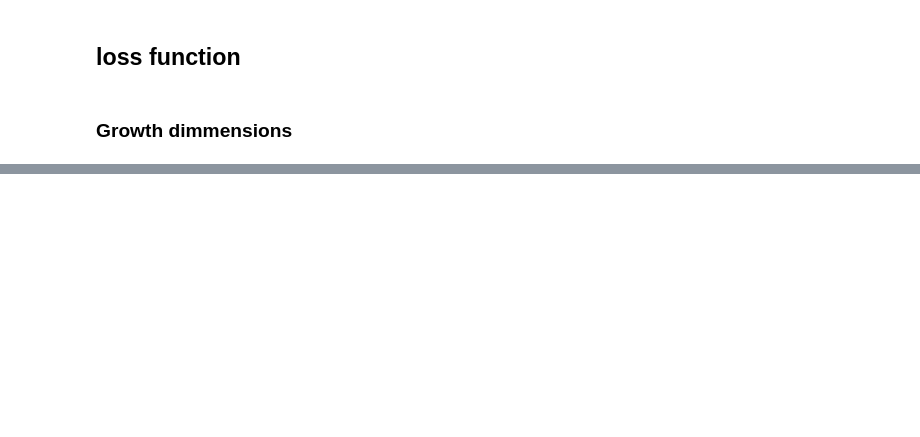
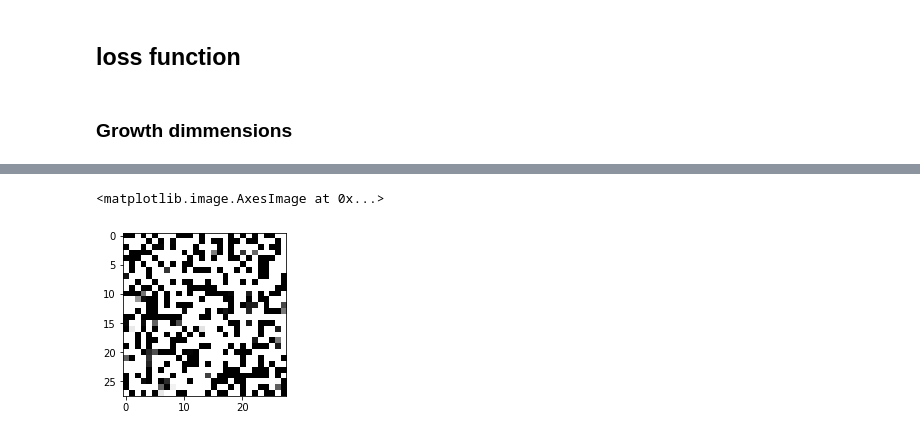
Before and after one commit to anonsachin/PGGAN, a Jupyter notebook: PGGAN-fashinMNIST.ipynb, the cells around one changed output, grey strips where cells are left out. Cells and saved outputs as stored; diff of their text form; code cells hidden in the pictures; blank space fills up the shorter version.

```diff
--- a/PGGAN-fashinMNIST.ipynb
+++ b/PGGAN-fashinMNIST.ipynb
@@ -450,6 +448,8 @@ ax.imshow(img, cmap='gray')
 # %%
-img = np.squeeze(img[2])
-
+img = np.squeeze(imge[23])
 fig = plt.figure(figsize = (3,3))
 ax = fig.add_subplot(111)
 ax.imshow(img, cmap='gray')
+# %% [output]
+<matplotlib.image.AxesImage at 0x...>
+[figure, added]
```
Also changed, not shown: parts of 15 cells of this notebook.
